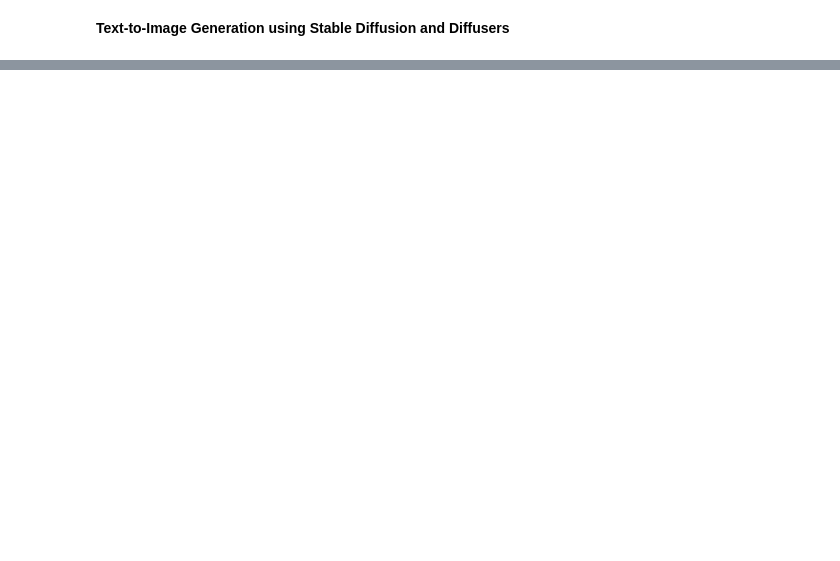
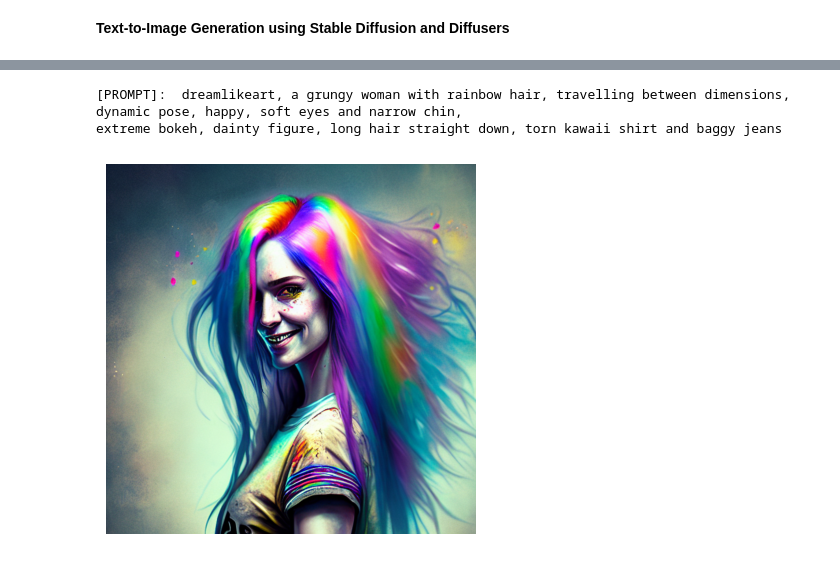
Before and after one commit to npoluri1/GitForLearning, a Jupyter notebook: Copy_of_Text_to_Image_generation_with_LLM_with_hugging_face.ipynb, the cells around one changed output, grey strips where cells are left out. Drawn from its saved outputs; the diff is of its cells as text; code cells hidden in the pictures; blank space fills up the shorter version.

```diff
--- a/Copy_of_Text_to_Image_generation_with_LLM_with_hugging_face.ipynb
+++ b/Copy_of_Text_to_Image_generation_with_LLM_with_hugging_face.ipynb
@@ -72,0 +59,8 @@ RuntimeError: Found no NVIDIA driver on your system. Please check that you have
+# %%
+
+prompt = """dreamlikeart, a grungy woman with rainbow hair, travelling between dimensions, dynamic pose, happy, soft eyes and narrow chin,
+extreme bokeh, dainty figure, long hair straight down, torn kawaii shirt and baggy jeans
+"""
+# %%
+
+image = pipe(prompt).images[0]
@@ -72,0 +75,8 @@ RuntimeError: Found no NVIDIA driver on your system. Please check that you have
+# %%
+print("[PROMPT]: ",prompt)
+plt.imshow(image);
+plt.axis('off');
+# %% [output]
+[PROMPT]:  dreamlikeart, a grungy woman with rainbow hair, travelling between dimensions, dynamic pose, happy, soft eyes and narrow chin,
+extreme bokeh, dainty figure, long hair straight down, torn kawaii shirt and baggy jeans
+[figure, added]
```
Also changed, not shown: parts of 8 cells of this notebook.
